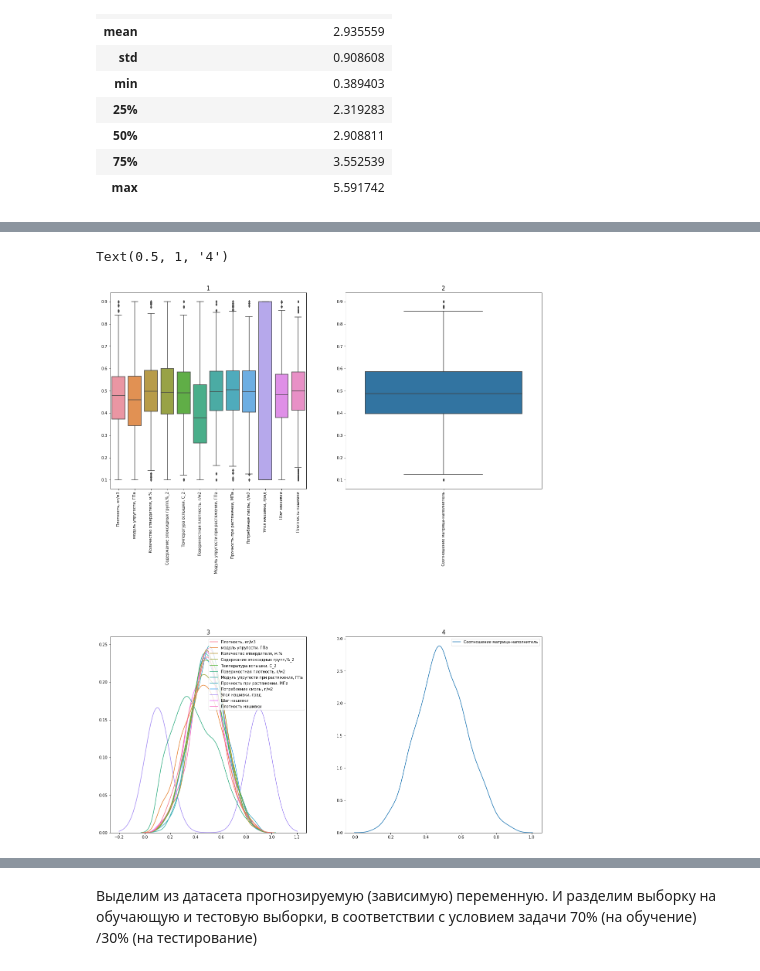
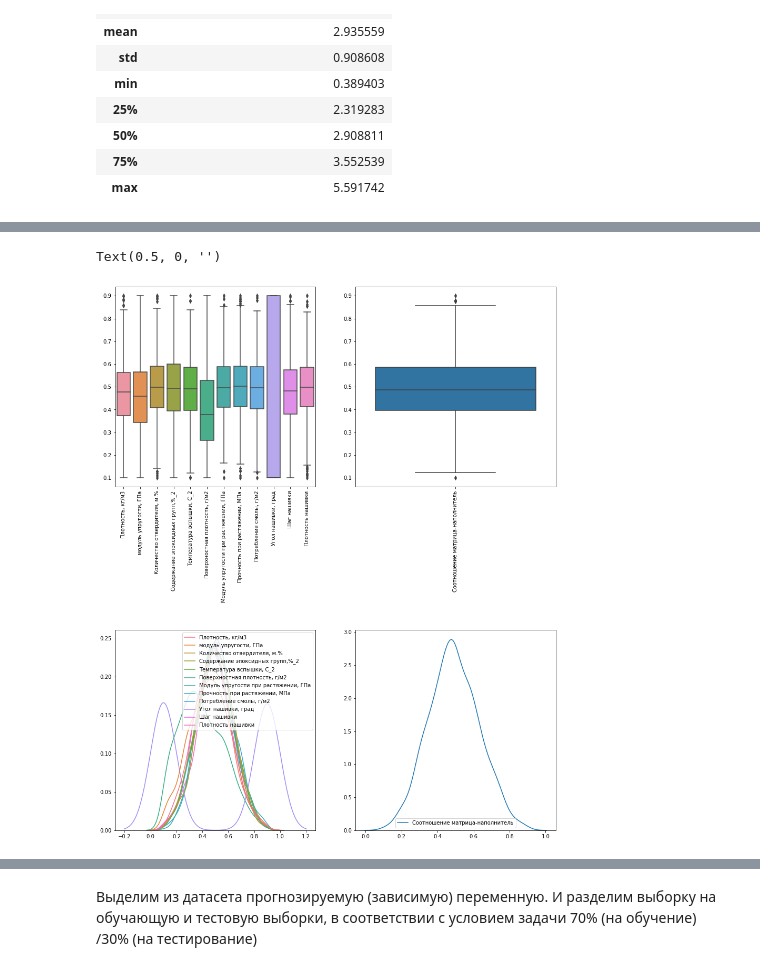
Before and after one commit to Artem-Chetverikov/VKR_MGTU_2022, a Jupyter notebook: Jupyter Notebook/composition_recommendation/Composition_recommendation (Соотношение матрица-наполнитель).ipynb, the cells around one changed output, grey strips where cells are left out. Saved outputs shown, nothing was run; the diff lists cells and outputs as text; code cells hidden in the pictures.

```diff
--- a/Jupyter Notebook/composition_recommendation/Composition_recommendation (Соотношение матрица-наполнитель).ipynb
+++ b/Jupyter Notebook/composition_recommendation/Composition_recommendation (Соотношение матрица-наполнитель).ipynb
@@ -192,34 +192,34 @@ for n in preobraz:
 # %%
 
 
-plt.figure(figsize = (20,30))
+plt.figure(figsize = (15,22))
 
 
 plt.subplot(2, 2, 1, box_aspect= 1)
 ax = sns.boxplot(data = df_signs_norm)
 ax.set_xticklabels(ax.get_xticklabels(),rotation=90)
 plt.ylabel(None)
 plt.xlabel(None)
-plt.title('1', y = 1, size = 15)
+#plt.title('1', y = 1, size = 15)
 
 plt.subplot(2, 2, 2, box_aspect= 1)
 ax = sns.boxplot(data = df_target_val_norm)
 ax.set_xticklabels(ax.get_xticklabels(),rotation=90)
 plt.ylabel(None)
 plt.xlabel(None)
-plt.title('2', y = 1, size = 15)
+#plt.title('2', y = 1, size = 15)
 
 plt.subplot(2, 2, 3, box_aspect= 1)
 sns.kdeplot(data=df_signs_norm)
 plt.ylabel(None)
 plt.xlabel(None)
-plt.title('3', y = 1, size = 15)
+#plt.title('3', y = 1, size = 15)
 
 plt.subplot(2, 2, 4, box_aspect= 1)
 sns.kdeplot(data=df_target_val_norm)
 plt.ylabel(None)
 plt.xlabel(None)
-plt.title('4', y = 1, size = 15)
+#plt.title('4', y = 1, size = 15)
 # %% [output]
-Text(0.5, 1, '4')
+Text(0.5, 0, '')
-[figure, old version]
+[figure, new version]
```
Also changed, not shown: parts of 14 cells of this notebook, 6 other files.
